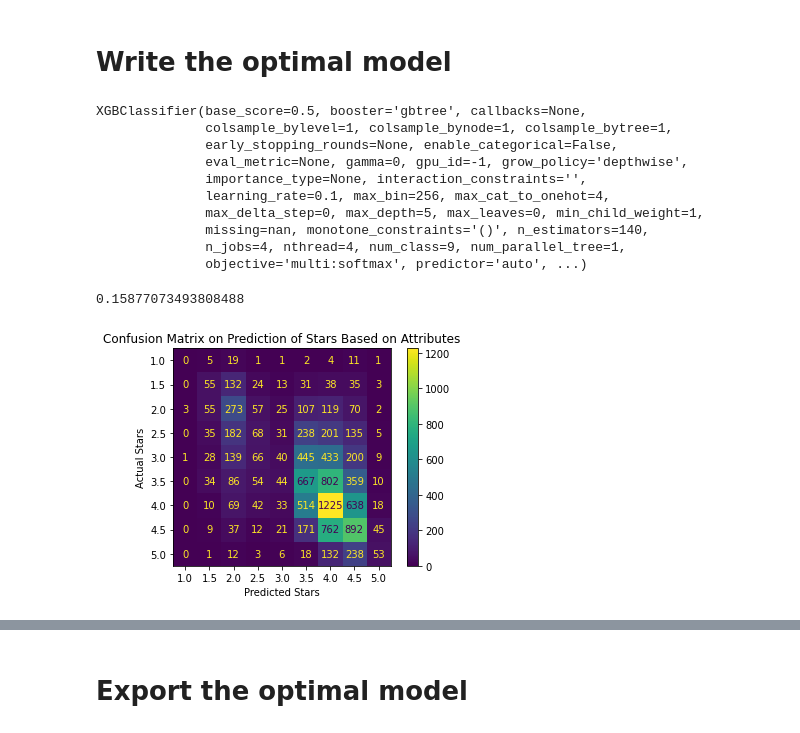
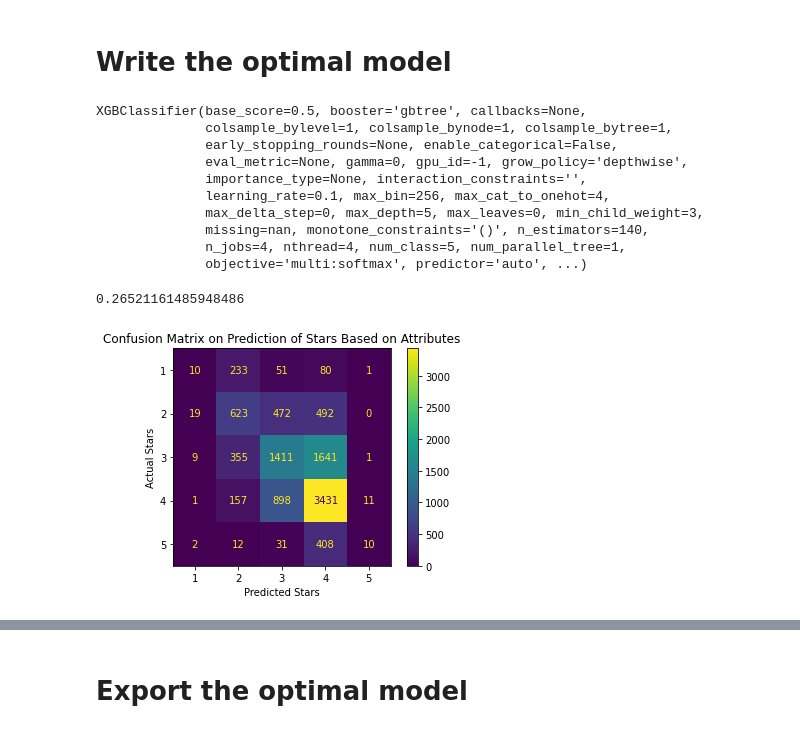
Before and after one commit to ChaoxZ61/Capstone_Group1-Marketing-Analytics-, a Jupyter notebook: Code/Machine_Learning/machine_learning.ipynb, the cells around one changed output, grey strips where cells are left out. Saved outputs shown, nothing was run; the diff lists cells and outputs as text; code cells hidden in the pictures.

```diff
--- a/Code/Machine_Learning/machine_learning.ipynb
+++ b/Code/Machine_Learning/machine_learning.ipynb
@@ -61,6 +61,8 @@ df.replace(replace,['0','2','1'],inplace=True)
 # %%
 for i in df.columns:
     df[i] = pd.to_numeric(df[i])
+# %%
+df['Stars'] = df['Stars'].astype(int)
 # %% [markdown]
 # Machine Learning Process
 # %%
@@ -84,7 +86,7 @@ y_test = le.fit_transform(y_test)
 # %%
 estimator = xgb.XGBClassifier(
     objective = 'multi:softmax',
-    num_class = 9,
+    num_class = 5,
     nthread=4,
     seed =61,
     missing = np.nan
@@ -143,9 +145,9 @@ XGBClassifier(base_score=0.5, booster='gbtree', callbacks=None,
 # Write the optimal model
 # %%
 clf = xgb.XGBClassifier(base_score=0.5, booster='gbtree',
-              learning_rate=0.1, max_depth=5, min_child_weight=1,
+              learning_rate=0.1, max_depth=5, min_child_weight=3,
               missing=np.nan, n_estimators=140,
-              n_jobs=4, nthread=4, num_class=9,
+              n_jobs=4, nthread=4, num_class=5,
               objective='multi:softmax', predictor='auto')
 # %%
 clf.fit(X_train,y_train)
@@ -156,27 +158,27 @@ XGBClassifier(base_score=0.5, booster='gbtree', callbacks=None,
               eval_metric=None, gamma=0, gpu_id=-1, grow_policy='depthwise',
               importance_type=None, interaction_constraints='',
               learning_rate=0.1, max_bin=256, max_cat_to_onehot=4,
-              max_delta_step=0, max_depth=5, max_leaves=0, min_child_weight=1,
+              max_delta_step=0, max_depth=5, max_leaves=0, min_child_weight=3,
               missing=nan, monotone_constraints='()', n_estimators=140,
-              n_jobs=4, nthread=4, num_class=9, num_parallel_tree=1,
+              n_jobs=4, nthread=4, num_class=5, num_parallel_tree=1,
               objective='multi:softmax', predictor='auto', ...)
 # %%
 y_predicted = clf.predict(X_test)
 # %%
 print(matthews_corrcoef(y_test,y_predicted))
 # %% [output]
-0.15877073493808488
+0.26521161485948486
 # %%
-labels = [1.0,1.5,2.0,2.5,3.0,3.5,4.0,4.5,5.0]
-ticks = [0,1,2,3,4,5,6,7,8]
+labels = [1,2,3,4,5]
+ticks = [0,1,2,3,4]
 cm = confusion_matrix(y_test,y_predicted)
 cmd = ConfusionMatrixDisplay(confusion_matrix=cm)
 cmd.plot()
 plt.xlabel('Predicted Stars')
 plt.ylabel('Actual Stars')
 plt.xticks(ticks,labels)
 plt.yticks(ticks,labels)
 plt.title('Confusion Matrix on Prediction of Stars Based on Attributes')
 plt.show()
 # %% [output]
-[figure, old version]
+[figure, new version]
```
Also changed, not shown: parts of 2 cells of this notebook, 1 other file.
